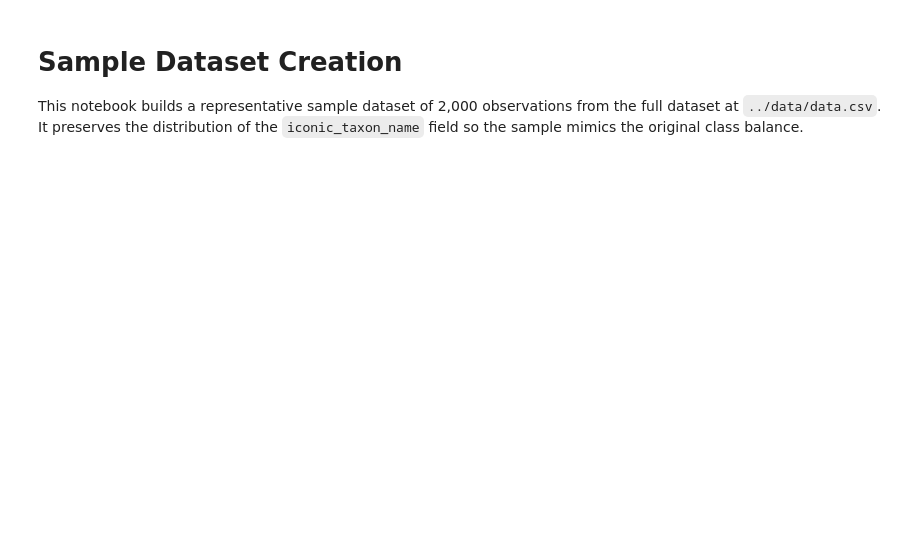
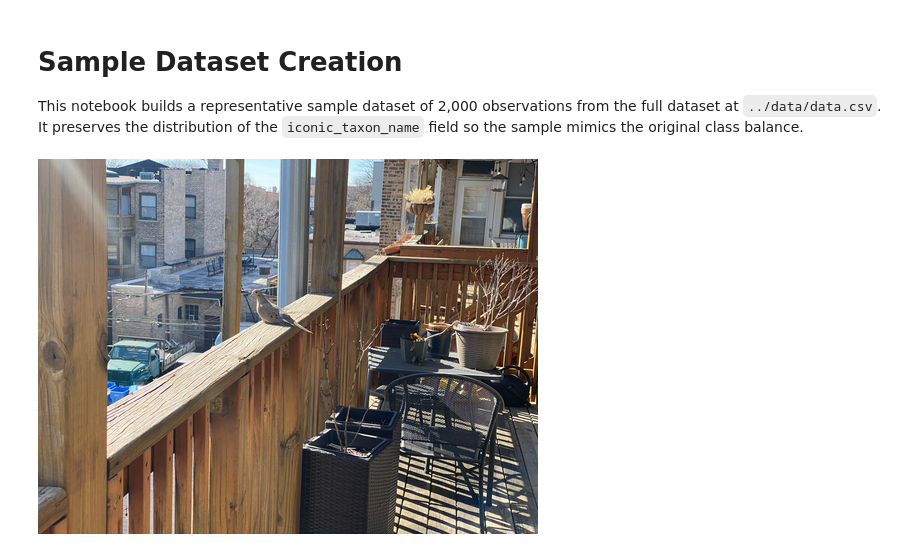
Before and after one commit to prototypeanugrah/critter-capture, a Jupyter notebook: notebooks/sample_data.ipynb, the cells around one changed output. Saved outputs shown, nothing was run; the diff lists cells and outputs as text; code cells hidden in the pictures; blank space fills up the shorter version.

```diff
--- a/notebooks/sample_data.ipynb
+++ b/notebooks/sample_data.ipynb
@@ -80,0 +95,15 @@ for row in sampled_rows[:5]:
+# %%
+import pandas as pd
+
+sample_data = pd.read_csv(OUTPUT_PATH)
+# %%
+import requests
+from PIL import Image
+from io import BytesIO
+
+sample = sample_data[sample_data.uuid == "1ae520bc-f748-42d4-b14d-484bb937c5c6"]
+img = requests.get(sample.image_url.values[0]).content
+img = Image.open(BytesIO(img))
+display(img)
+# %% [output]
+[figure, added]
```
Also changed, not shown: parts of 3 cells of this notebook, 5 other files.
